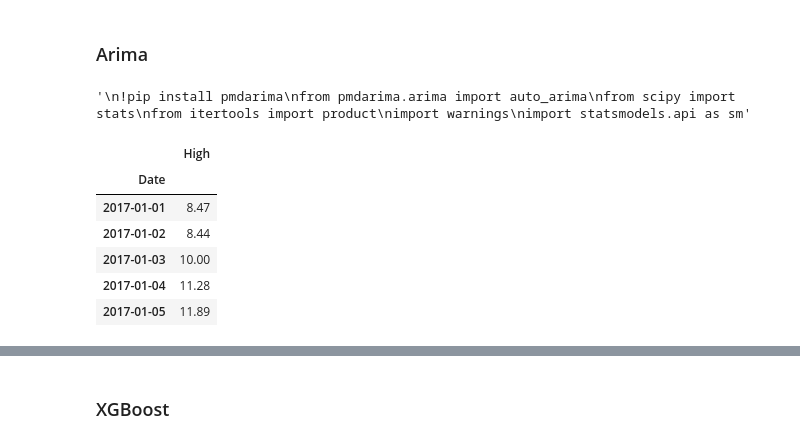
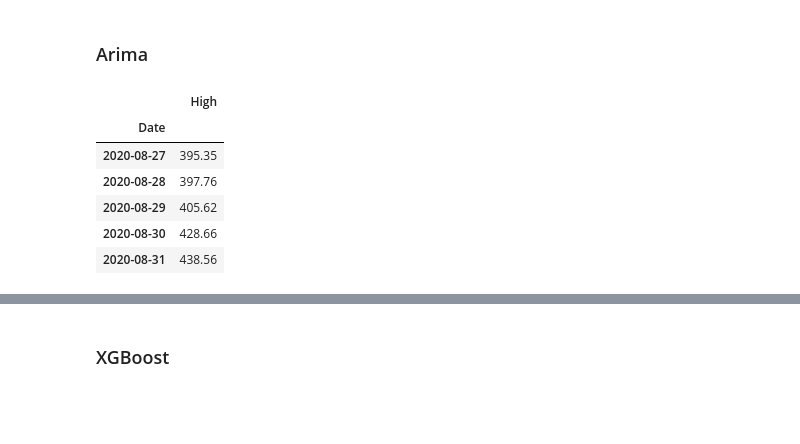
Before and after one commit to juan-ivan-NV/Btc_trading, a Jupyter notebook: Data_extraction_and_models_comparison.ipynb, the cells around one changed output, grey strips where cells are left out. Drawn from its saved outputs; the diff is of its cells as text; code cells hidden in the pictures; blank space fills up the shorter version.

```diff
--- a/Data_extraction_and_models_comparison.ipynb
+++ b/Data_extraction_and_models_comparison.ipynb
@@ -319,31 +319,20 @@ plt.show()
 [figure]
 # %% [markdown]
 ### Arima
-# %%
-# ► Libraries
-'''
-!pip install pmdarima
-from pmdarima.arima import auto_arima
-from scipy import stats
-from itertools import product
-import warnings
-import statsmodels.api as sm'''
-# %% [output]
-'\n!pip install pmdarima\nfrom pmdarima.arima import auto_arima\nfrom scipy import stats\nfrom itertools import product\nimport warnings\nimport statsmodels.api as sm'
 # %%
 # ► Create a copy with values in reverse
 
-my_coin_high_a = (my_coin_high[10:].copy()).set_index('Date').iloc[::-1]
+my_coin_high_a = (my_coin[['Date','High']][:-20].copy()).set_index('Date')
 # %%
-my_coin_high_a.head()
+my_coin_high_a.tail()
 # %% [output]
 |  | High |
 | Date |  |
-| 2017-01-01 | 8.47 |
-| 2017-01-02 | 8.44 |
-| 2017-01-03 | 10.00 |
-| 2017-01-04 | 11.28 |
-| 2017-01-05 | 11.89 |
+| 2020-08-27 | 395.35 |
+| 2020-08-28 | 397.76 |
+| 2020-08-29 | 405.62 |
+| 2020-08-30 | 428.66 |
+| 2020-08-31 | 438.56 |
 # %%
 # Arima tunning hyperparameters
 # Initial approximation of parameters
```
Also changed, not shown: parts of 12 cells of this notebook.
